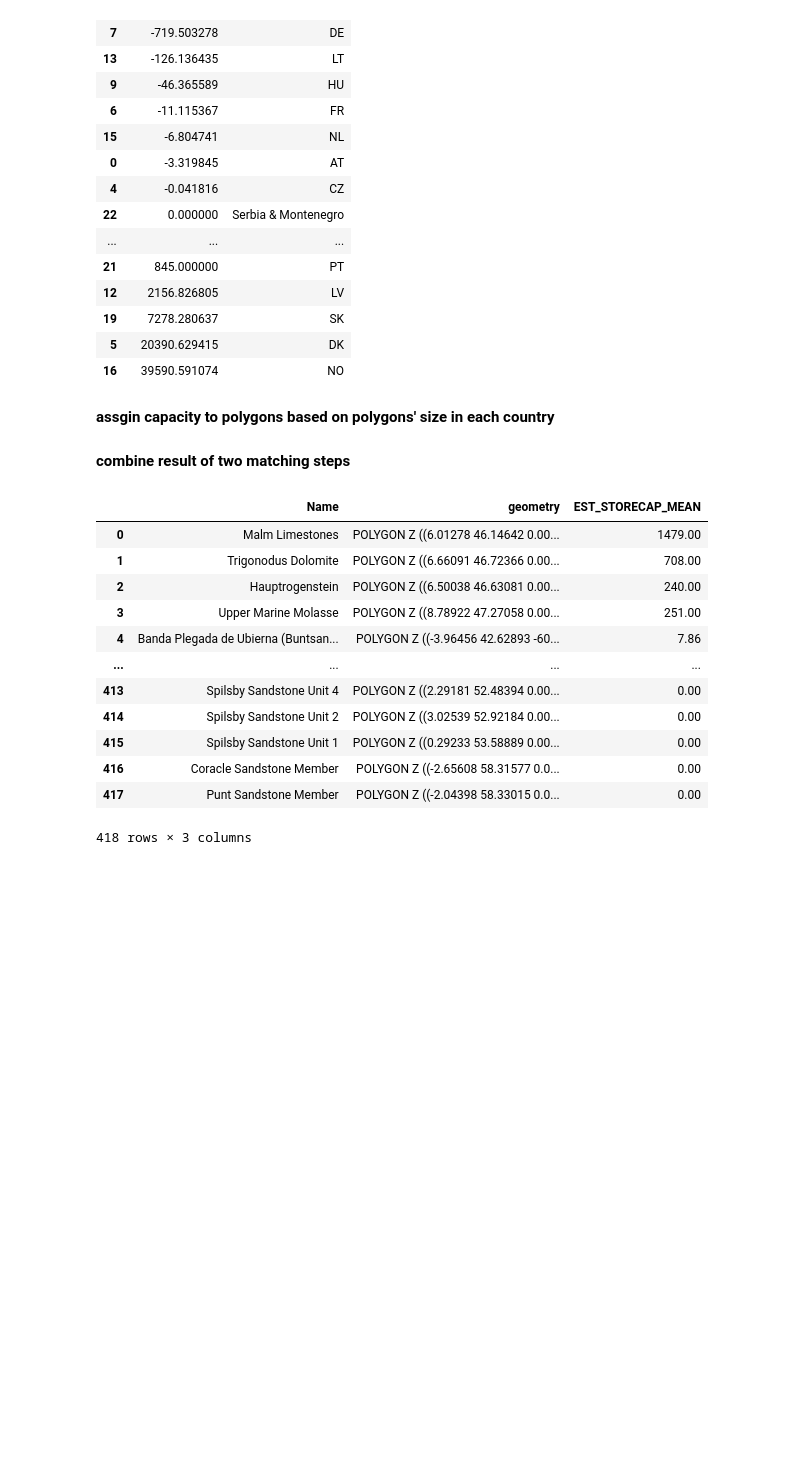
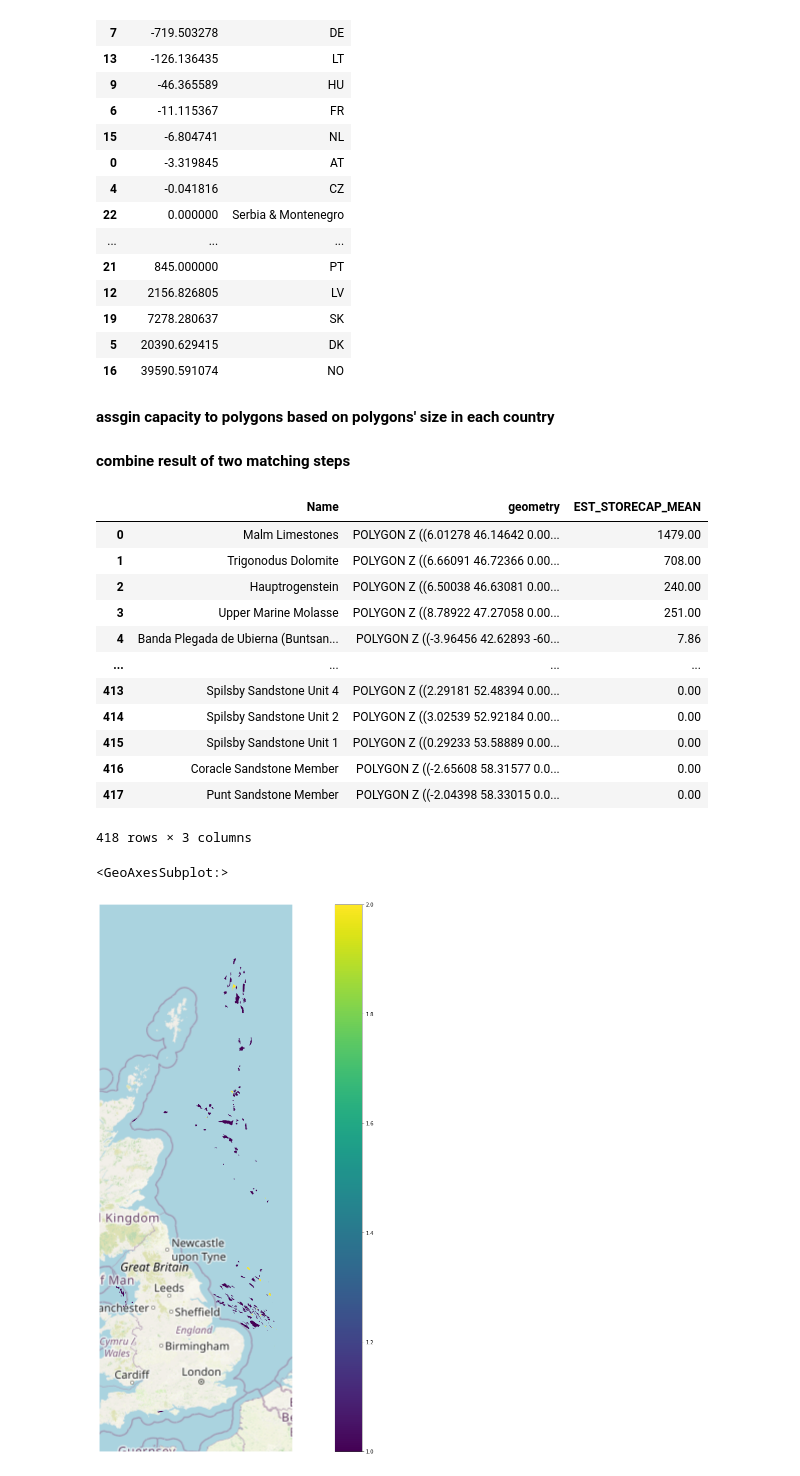
Before and after one commit to ericzhou571/Co2Storage, a Jupyter notebook: Co2stop_deep_exploring-Copy2.ipynb, the cells around one changed output. Saved outputs shown, nothing was run; the diff lists cells and outputs as text; code cells hidden in the pictures; blank space fills up the shorter version.

```diff
--- a/Co2stop_deep_exploring-Copy2.ipynb
+++ b/Co2stop_deep_exploring-Copy2.ipynb
@@ -213,3 +339,49 @@ Storeunit_matched
+# %%
+from fuzzywuzzy import process, fuzz
+import numpy as np
+#matching algorithm
+trap_ = trap_sample.copy()
+#---------- calculate machting score--------------#
+leastMachingScore = 90
+matching_result = trap_.TRAP_NAME.\
+progress_apply(lambda x: process.extractOne(x,list(Trapunit.Name),score_cutoff=leastMachingScore))
+
+trap_['correspond_name_vectormap'] = matching_result.str[0]
+trap_ = trap_.groupby(['correspond_name_vectormap','ASSESS_UNIT_TYPE'])\
+                      .sum()[['EST_STORECAP_MEAN','MEAN_EST_STORE_CAP_OIL','MEAN_EST_STORE_CAP_GAS']].reset_index()
+
+
+#---------- name match----------------------------#
+trap_ = trap_.dropna()
+matching = Trapunit.merge(trap_
+                                         ,left_on = 'Name',
+                                         right_on = 'correspond_name_vectormap',how = 'left')
+
+#----------replace zero capacity with nan---------#
+matching= matching.replace(0,np.nan)
+
+#----------calculate density----------------------#
+#-----------------------#
+# avoid overlap problem #
+#-----------------------#
+#Storeunit_1st_matching['density'] = Storeunit_1st_matching['EST_STORECAP_MEAN']/Storeunit_1st_matching.to_crs('EPSG:3857').area
+# %%
+color_dict = dict.fromkeys(matching.ASSESS_UNIT_TYPE.unique())
+# %%
+color_dict['Hydrocarbon Daughter Unit'] = 1
+color_dict[np.nan] = 2 # no match result from trap table
+color_dict['Aquifer Daughter Unit'] = 3
+# %%
+matching['color'] = matching.ASSESS_UNIT_TYPE.apply(lambda x: color_dict[x])
+GB = gpd.clip(matching,mask=eu[eu.name == 'GB'])
+
+background=gpd.read_file('../country_shapes.geojson')
+ax = geoplot.webmap(background,projection=gcrs.WebMercator(),figsize=(30,20),alpha=1)
+
+geoplot.choropleth(GB,hue='color',ax=ax,edgecolor='red', linewidth=0,legend=True)
+# %% [output]
+<GeoAxesSubplot:>
+[figure, added]
 # %%
 #import pycountry
 code = pycountry.countries.search_fuzzy('IT')[0].alpha_2
```
Also changed, not shown: parts of 22 cells of this notebook, 2 other files.
